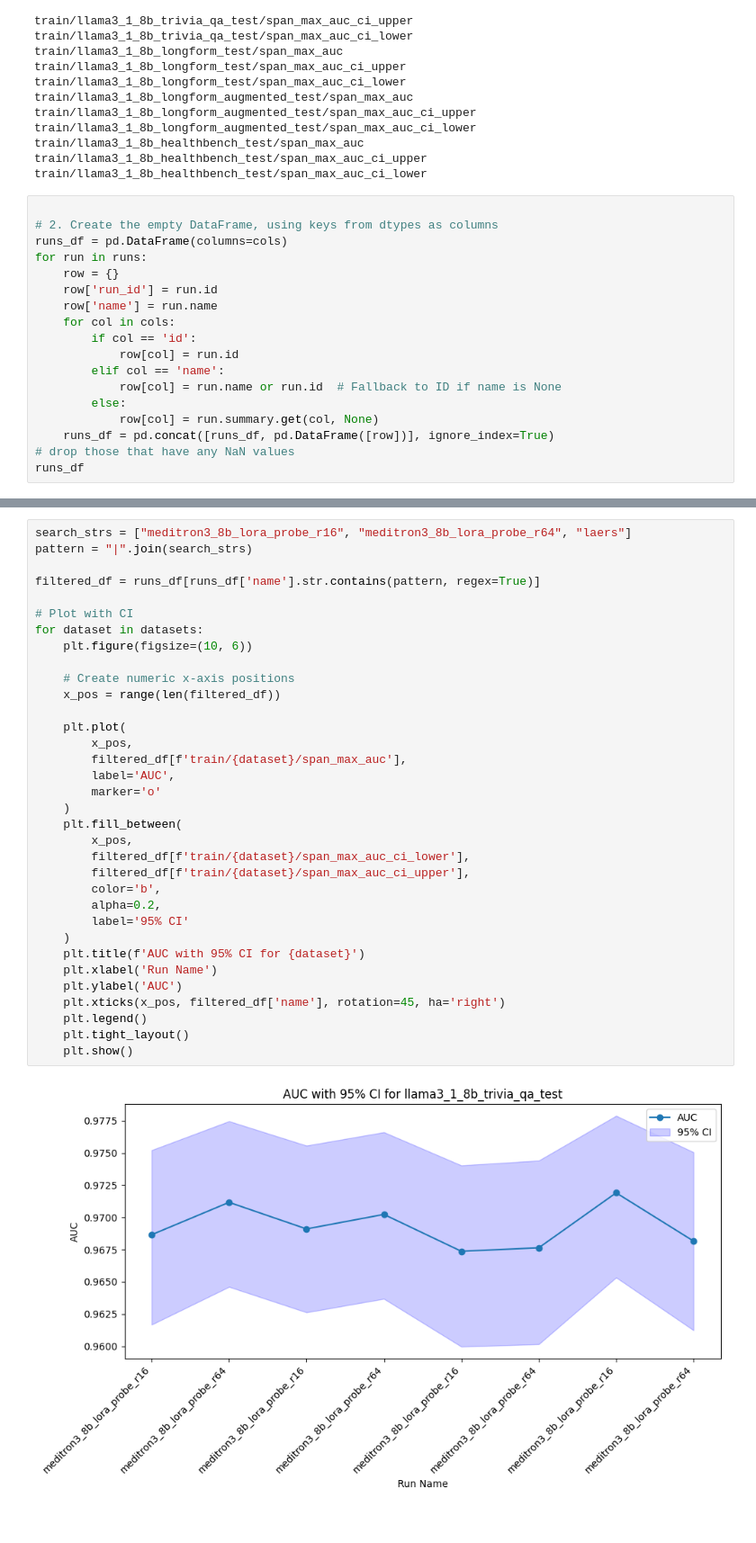
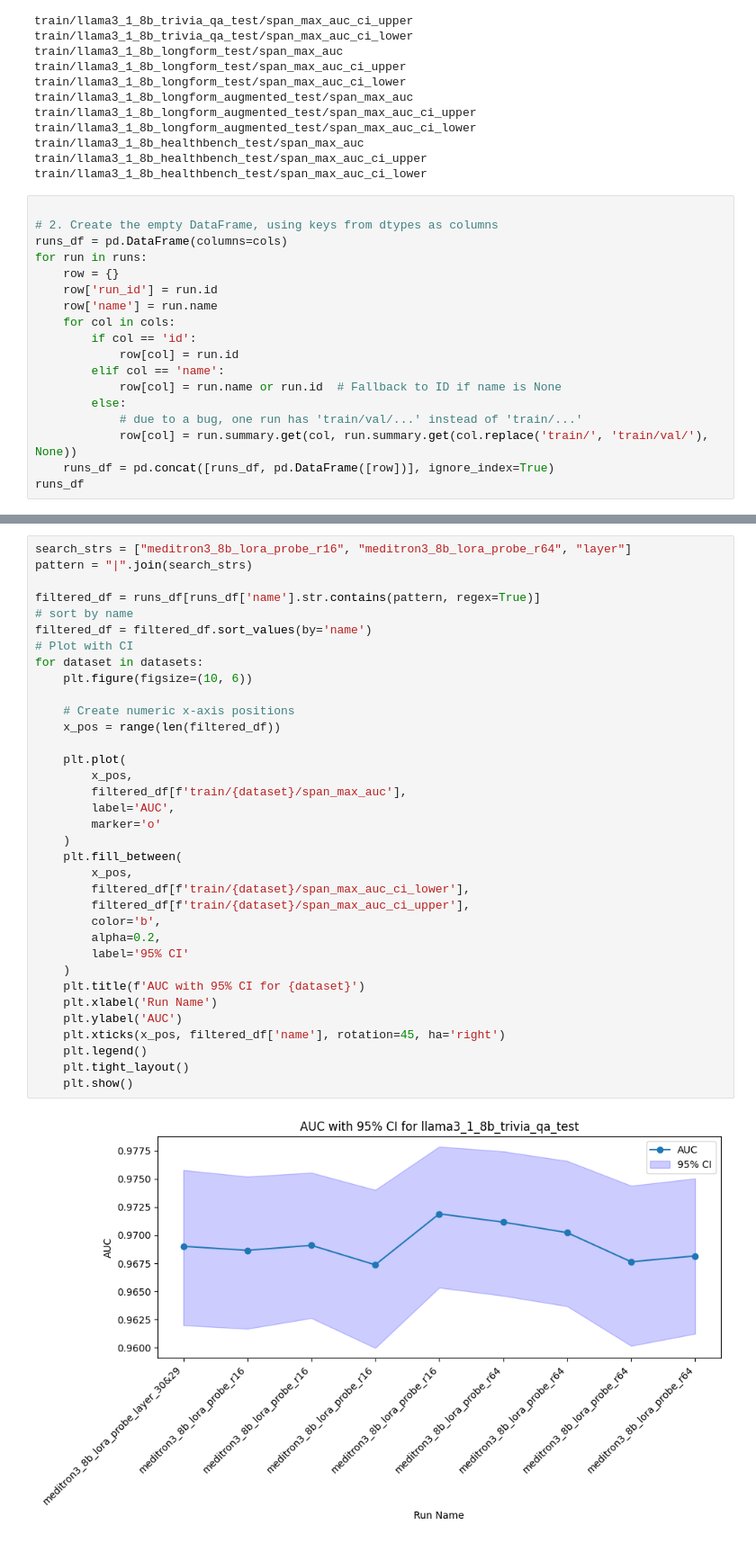
Before and after one commit to MikiVanousek/hallucination_probes, a Jupyter notebook: results_viz.ipynb, the cells around one changed output, grey strips where cells are left out. Shown at 90% size. Cells and saved outputs as stored; diff of their text form.

```diff
--- a/results_viz.ipynb
+++ b/results_viz.ipynb
@@ -58,9 +58,9 @@ for run in runs:
         elif col == 'name':
             row[col] = run.name or run.id  # Fallback to ID if name is None
         else:
-            row[col] = run.summary.get(col, None)
+            # due to a bug, one run has 'train/val/...' instead of 'train/...'
+            row[col] = run.summary.get(col, run.summary.get(col.replace('train/', 'train/val/'), None))
     runs_df = pd.concat([runs_df, pd.DataFrame([row])], ignore_index=True)
-# drop those that have any NaN values
 runs_df
 # %% [output]
 |  | id | name | train/llama3_1_8b_trivia_qa_test/... | train/llama3_1_8b_trivia_qa_test/... | train/llama3_1_8b_trivia_qa_test/... | ... |
@@ -87,36 +102,37 @@ runs_df
 # %%
-search_strs = ["meditron3_8b_lora_probe_r16", "meditron3_8b_lora_probe_r64", "laers"]
+search_strs = ["meditron3_8b_lora_probe_r16", "meditron3_8b_lora_probe_r64", "layer"]
 pattern = "|".join(search_strs)
 
 filtered_df = runs_df[runs_df['name'].str.contains(pattern, regex=True)]
-
+# sort by name
+filtered_df = filtered_df.sort_values(by='name')
 # Plot with CI
 for dataset in datasets:
     plt.figure(figsize=(10, 6))
 
     # Create numeric x-axis positions
     x_pos = range(len(filtered_df))
 
     plt.plot(
         x_pos,
         filtered_df[f'train/{dataset}/span_max_auc'],
         label='AUC',
         marker='o'
     )
     plt.fill_between(
         x_pos,
         filtered_df[f'train/{dataset}/span_max_auc_ci_lower'],
         filtered_df[f'train/{dataset}/span_max_auc_ci_upper'],
         color='b',
         alpha=0.2,
         label='95% CI'
     )
     plt.title(f'AUC with 95% CI for {dataset}')
     plt.xlabel('Run Name')
     plt.ylabel('AUC')
     plt.xticks(x_pos, filtered_df['name'], rotation=45, ha='right')
     plt.legend()
     plt.tight_layout()
     plt.show()
 # %% [output]
-[figure, old version]
+[figure, new version]
```
Also changed, not shown: parts of 3 cells of this notebook, 1 other file.
